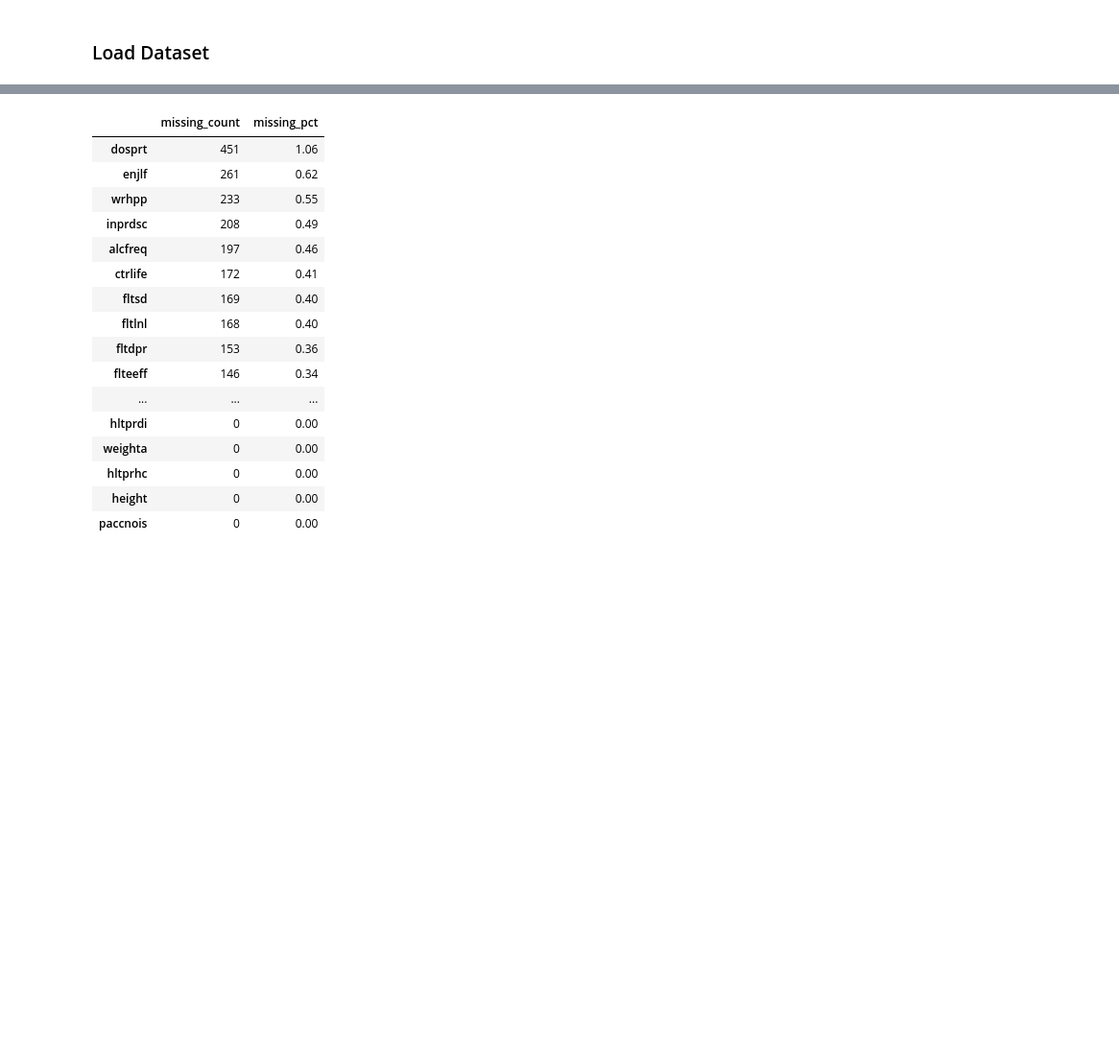
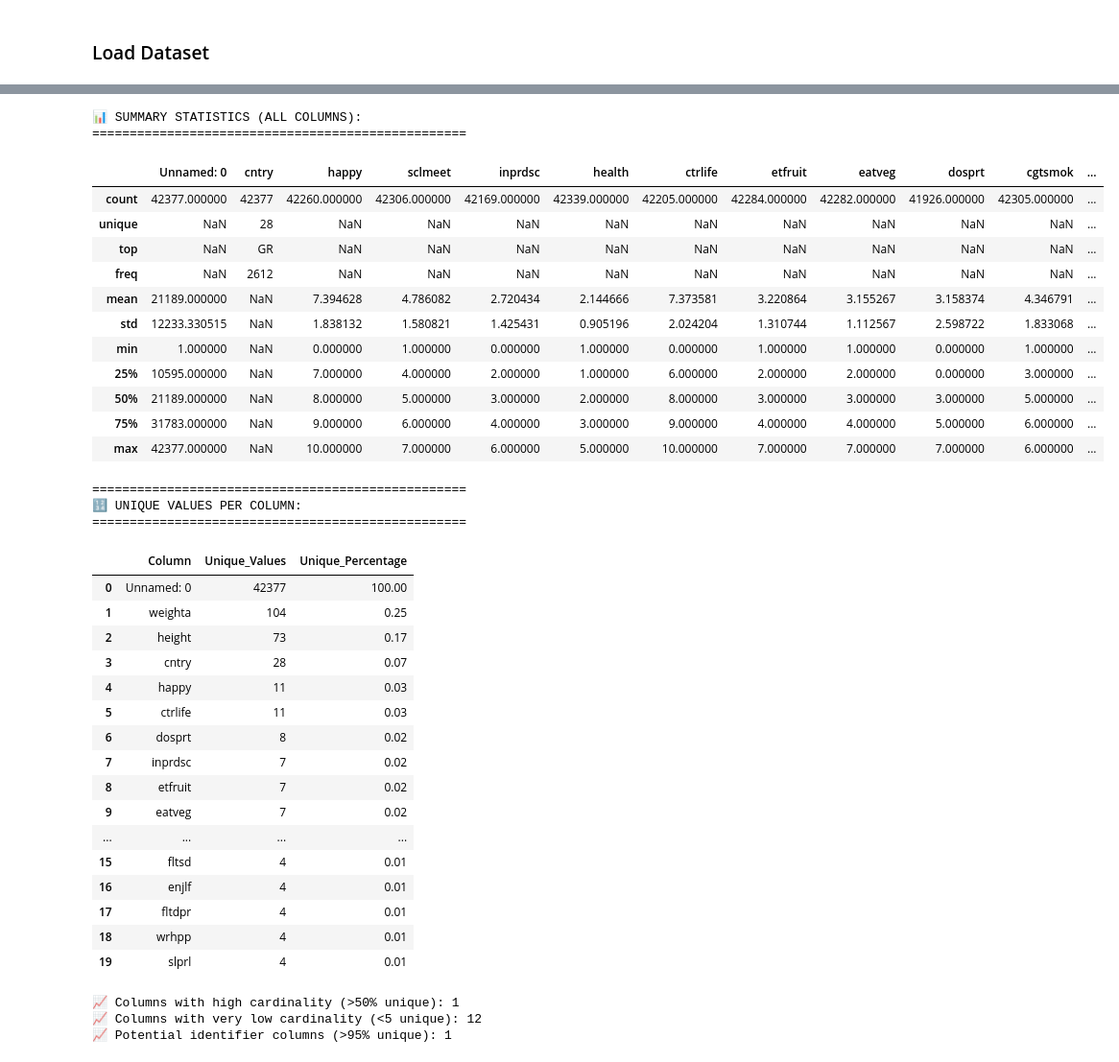
Before and after one commit to Petlaz/health-xai-prediction, a Jupyter notebook: notebooks/01_exploratory_analysis.ipynb, the cells around one changed output, grey strips where cells are left out. Shown at 96% size. Drawn from its saved outputs; the diff is of its cells as text; code cells hidden in the pictures; blank space fills up the shorter version.

```diff
--- a/notebooks/01_exploratory_analysis.ipynb
+++ b/notebooks/01_exploratory_analysis.ipynb
@@ -160,28 +183,61 @@ memory usage: 8.1+ MB
 # %%
+# Summary statistics for all columns
+print("📊 SUMMARY STATISTICS (ALL COLUMNS):")
+print("="*50)
+summary_stats = df.describe(include='all')
+display(summary_stats)
 
-missing_counts = df.isna().sum().sort_values(ascending=False)
-missing_df = pd.DataFrame({
-    'missing_count': missing_counts,
-    'missing_pct': (missing_counts / row_count * 100).round(2)
+# Number of unique values per column
+print("\n" + "="*50)
+print("🔢 UNIQUE VALUES PER COLUMN:")
+print("="*50)
+unique_counts = df.nunique().sort_values(ascending=False)
+unique_df = pd.DataFrame({
+    'Column': unique_counts.index,
+    'Unique_Values': unique_counts.values,
+    'Unique_Percentage': (unique_counts.values / len(df) * 100).round(2)
 })
-display(missing_df)
-missing_df.to_csv(METRICS_DIR / 'missing_values_summary.csv')
+display(unique_df.head(20))
+
+print(f"\n📈 Columns with high cardinality (>50% unique): {sum(unique_df['Unique_Percentage'] > 50)}")
+print(f"📈 Columns with very low cardinality (<5 unique): {sum(unique_df['Unique_Values'] < 5)}")
+print(f"📈 Potential identifier columns (>95% unique): {sum(unique_df['Unique_Percentage'] > 95)}")
 # %% [output]
+📊 SUMMARY STATISTICS (ALL COLUMNS):
+==================================================
-|  | missing_count | missing_pct |
-| dosprt | 451 | 1.06 |
-| enjlf | 261 | 0.62 |
-| wrhpp | 233 | 0.55 |
-| inprdsc | 208 | 0.49 |
-| alcfreq | 197 | 0.46 |
-| ctrlife | 172 | 0.41 |
-| fltsd | 169 | 0.40 |
-| fltlnl | 168 | 0.40 |
-| fltdpr | 153 | 0.36 |
-| flteeff | 146 | 0.34 |
-| ... | ... | ... |
-| hltprdi | 0 | 0.00 |
-| weighta | 0 | 0.00 |
-| hltprhc | 0 | 0.00 |
-| height | 0 | 0.00 |
-| paccnois | 0 | 0.00 |
+|  | Unnamed: 0 | cntry | happy | sclmeet | inprdsc | health | ctrlife | etfruit | eatveg | dosprt | cgtsmok | ... |
+| count | 42377.000000 | 42377 | 42260.000000 | 42306.000000 | 42169.000000 | 42339.000000 | 42205.000000 | 42284.000000 | 42282.000000 | 41926.000000 | 42305.000000 | ... |
+| unique | NaN | 28 | NaN | NaN | NaN | NaN | NaN | NaN | NaN | NaN | NaN | ... |
+| top | NaN | GR | NaN | NaN | NaN | NaN | NaN | NaN | NaN | NaN | NaN | ... |
+| freq | NaN | 2612 | NaN | NaN | NaN | NaN | NaN | NaN | NaN | NaN | NaN | ... |
+| mean | 21189.000000 | NaN | 7.394628 | 4.786082 | 2.720434 | 2.144666 | 7.373581 | 3.220864 | 3.155267 | 3.158374 | 4.346791 | ... |
+| std | 12233.330515 | NaN | 1.838132 | 1.580821 | 1.425431 | 0.905196 | 2.024204 | 1.310744 | 1.112567 | 2.598722 | 1.833068 | ... |
+| min | 1.000000 | NaN | 0.000000 | 1.000000 | 0.000000 | 1.000000 | 0.000000 | 1.000000 | 1.000000 | 0.000000 | 1.000000 | ... |
+| 25% | 10595.000000 | NaN | 7.000000 | 4.000000 | 2.000000 | 1.000000 | 6.000000 | 2.000000 | 2.000000 | 0.000000 | 3.000000 | ... |
+| 50% | 21189.000000 | NaN | 8.000000 | 5.000000 | 3.000000 | 2.000000 | 8.000000 | 3.000000 | 3.000000 | 3.000000 | 5.000000 | ... |
+| 75% | 31783.000000 | NaN | 9.000000 | 6.000000 | 4.000000 | 3.000000 | 9.000000 | 4.000000 | 4.000000 | 5.000000 | 6.000000 | ... |
+| max | 42377.000000 | NaN | 10.000000 | 7.000000 | 6.000000 | 5.000000 | 10.000000 | 7.000000 | 7.000000 | 7.000000 | 6.000000 | ... |
+==================================================
+🔢 UNIQUE VALUES PER COLUMN:
+==================================================
+|  | Column | Unique_Values | Unique_Percentage |
+| 0 | Unnamed: 0 | 42377 | 100.00 |
+| 1 | weighta | 104 | 0.25 |
+| 2 | height | 73 | 0.17 |
+| 3 | cntry | 28 | 0.07 |
+| 4 | happy | 11 | 0.03 |
+| 5 | ctrlife | 11 | 0.03 |
+| 6 | dosprt | 8 | 0.02 |
+| 7 | inprdsc | 7 | 0.02 |
+| 8 | etfruit | 7 | 0.02 |
+| 9 | eatveg | 7 | 0.02 |
+| ... | ... | ... | ... |
+| 15 | fltsd | 4 | 0.01 |
+| 16 | enjlf | 4 | 0.01 |
+| 17 | fltdpr | 4 | 0.01 |
+| 18 | wrhpp | 4 | 0.01 |
+| 19 | slprl | 4 | 0.01 |
+📈 Columns with high cardinality (>50% unique): 1
+📈 Columns with very low cardinality (<5 unique): 12
+📈 Potential identifier columns (>95% unique): 1
 # %% [markdown]
```
Also changed, not shown: parts of 29 cells of this notebook, 14 other files.
